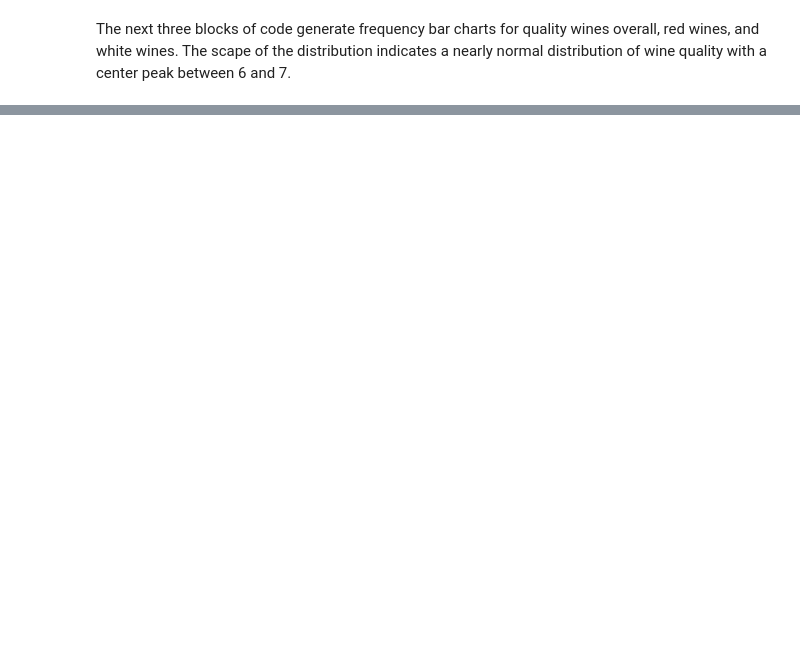
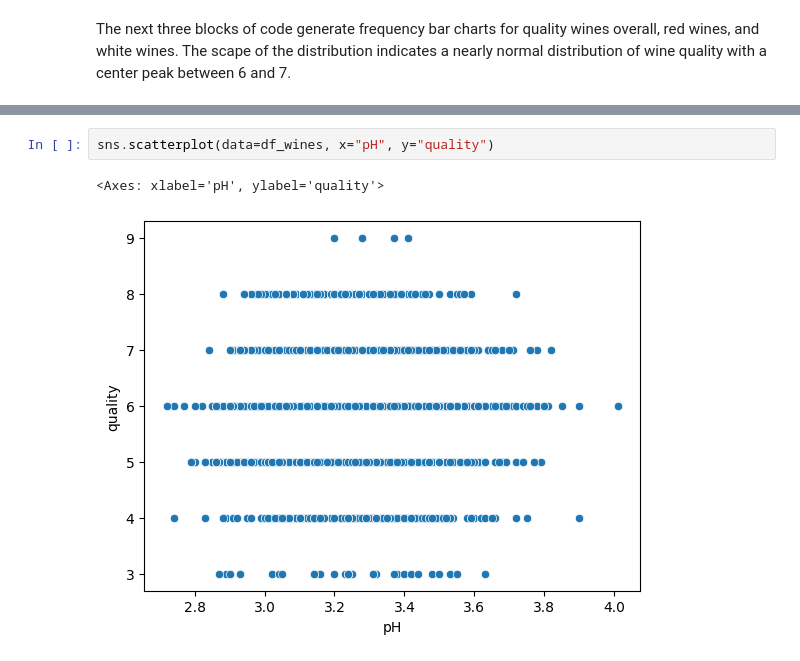
Before and after one commit to robdjakovic/Capstone_Project_Data_Analytics, a Jupyter notebook: Data Certification Capstone - Wine Quality Project - Robert Djakovic.ipynb, the cells around one changed output, grey strips where cells are left out. Saved outputs shown, nothing was run; the diff lists cells and outputs as text; blank space fills up the shorter version.

```diff
--- a/Data Certification Capstone - Wine Quality Project - Robert Djakovic.ipynb
+++ b/Data Certification Capstone - Wine Quality Project - Robert Djakovic.ipynb
@@ -126,0 +156,5 @@ The next three blocks of code generate frequency bar charts for quality wines ov
+# %%
+sns.scatterplot(data=df_wines, x="pH", y="quality")
+# %% [output]
+<Axes: xlabel='pH', ylabel='quality'>
+[figure, added]
```
Also changed, not shown: parts of 14 cells of this notebook.
